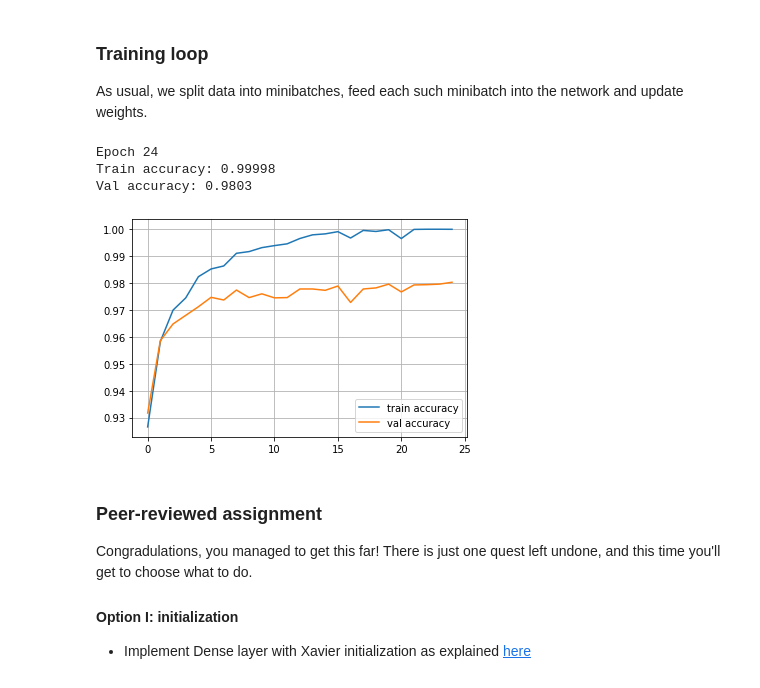
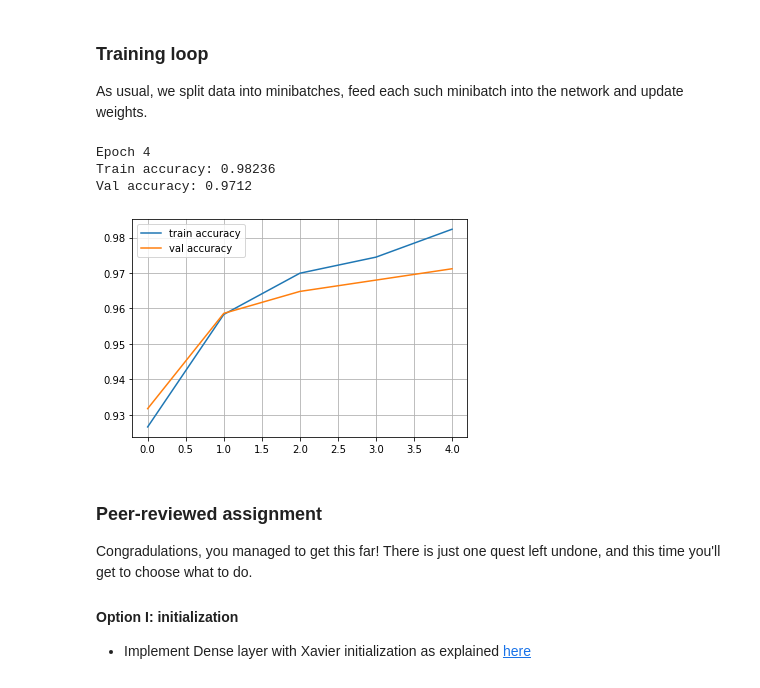
Before and after one commit to GaborBakos/deep_learning, a Jupyter notebook: NumpyNN_(honor).ipynb, the cells around one changed output. Saved outputs shown, nothing was run; the diff lists cells and outputs as text; code cells hidden in the pictures.

```diff
--- a/NumpyNN_(honor).ipynb
+++ b/NumpyNN_(honor).ipynb
@@ -431,28 +447,28 @@ from IPython.display import clear_output
 train_log = []
 val_log = []
 # %%
-for epoch in range(25):
+for epoch in range(5):
 
     for x_batch,y_batch in iterate_minibatches(X_train,y_train,batchsize=32,shuffle=True):
         train(network,x_batch,y_batch)
 
     train_log.append(np.mean(predict(network,X_train)==y_train))
     val_log.append(np.mean(predict(network,X_val)==y_val))
 
     clear_output()
     print("Epoch",epoch)
     print("Train accuracy:",train_log[-1])
     print("Val accuracy:",val_log[-1])
     plt.plot(train_log,label='train accuracy')
     plt.plot(val_log,label='val accuracy')
     plt.legend(loc='best')
     plt.grid()
     plt.show()
 # %% [output]
-Epoch 24
-Train accuracy: 0.99998
-Val accuracy: 0.9803
+Epoch 4
+Train accuracy: 0.98236
+Val accuracy: 0.9712
-[figure, old version]
+[figure, new version]
 # %% [markdown]
 ### Peer-reviewed assignment
 
```
Also changed, not shown: parts of 5 cells of this notebook.
